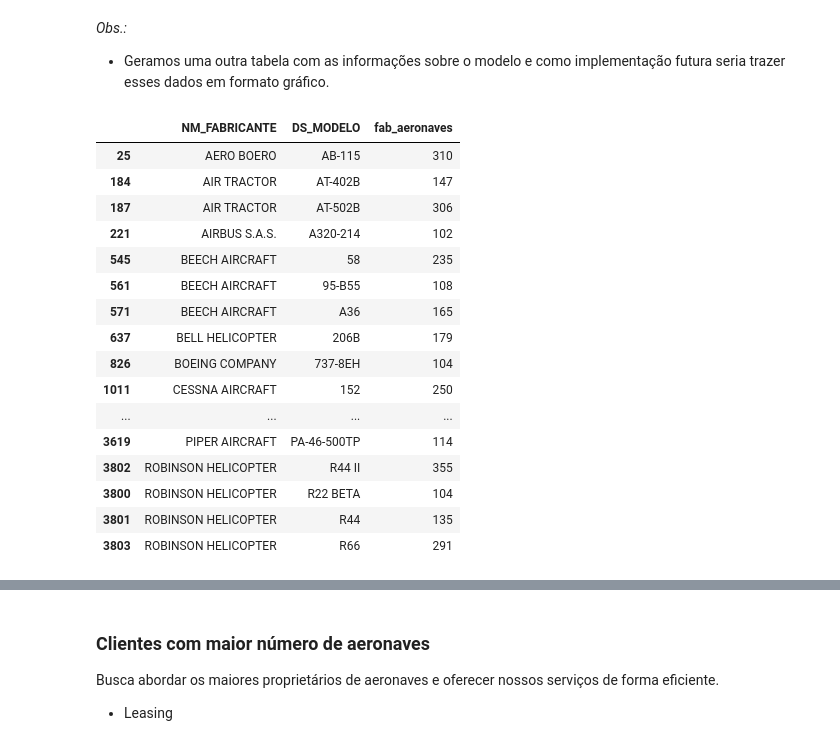
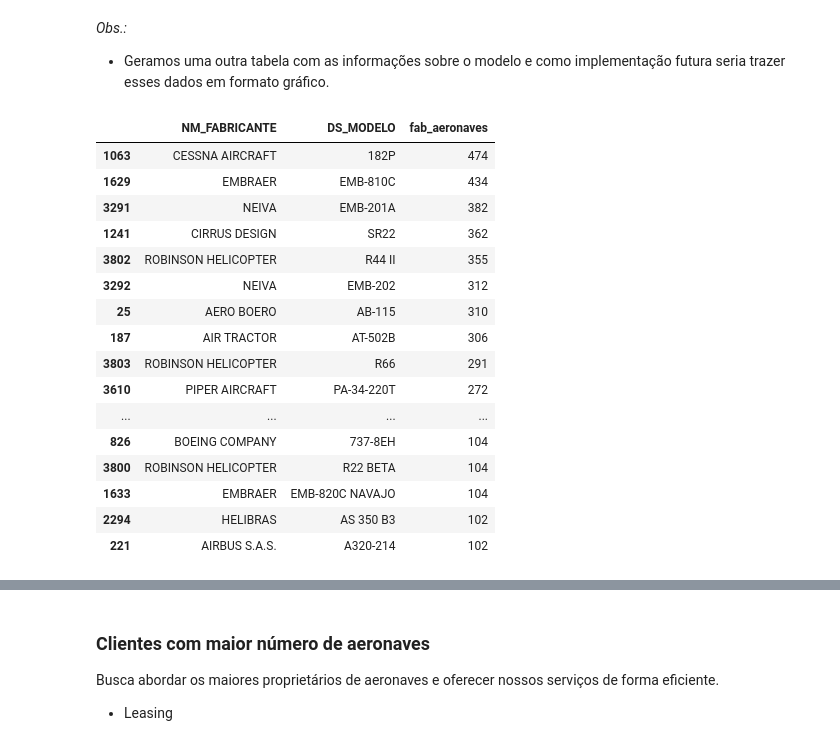
Before and after one commit to kevinhaddad/FIA_DATALAB, a Jupyter notebook: Aviacao.ipynb, the cells around one changed output, grey strips where cells are left out. Drawn from its saved outputs; the diff is of its cells as text; code cells hidden in the pictures.

Commit message:
Ordenação das aeronaves por modelos e adição de algumas imagens

```diff
--- a/Aviacao.ipynb
+++ b/Aviacao.ipynb
@@ -127,30 +131,29 @@ sns.scatterplot(data=fabricantes, x='fab_aeronaves', y='NM_FABRICANTE', ax=ax, c
 # %%
 #Este codigo mostra todos os fabricantes que fabricam ao menos 100 unidades de um modelo de aviao
 (
     df
     .query('NM_FABRICANTE != "null"')
     .groupby(['NM_FABRICANTE', 'DS_MODELO'])
     .agg(fab_aeronaves = ('NM_FABRICANTE', 'count'))
     .reset_index()
     .query('fab_aeronaves > 100')
-    .sort_values('NM_FABRICANTE', ascending=True)
-
+    .sort_values('fab_aeronaves', ascending=False)
 )
 # %% [output]
 |  | NM_FABRICANTE | DS_MODELO | fab_aeronaves |
+| 1063 | CESSNA AIRCRAFT | 182P | 474 |
+| 1629 | EMBRAER | EMB-810C | 434 |
+| 3291 | NEIVA | EMB-201A | 382 |
+| 1241 | CIRRUS DESIGN | SR22 | 362 |
+| 3802 | ROBINSON HELICOPTER | R44 II | 355 |
+| 3292 | NEIVA | EMB-202 | 312 |
 | 25 | AERO BOERO | AB-115 | 310 |
-| 184 | AIR TRACTOR | AT-402B | 147 |
 | 187 | AIR TRACTOR | AT-502B | 306 |
+| 3803 | ROBINSON HELICOPTER | R66 | 291 |
+| 3610 | PIPER AIRCRAFT | PA-34-220T | 272 |
+| ... | ... | ... | ... |
+| 826 | BOEING COMPANY | 737-8EH | 104 |
+| 3800 | ROBINSON HELICOPTER | R22 BETA | 104 |
+| 1633 | EMBRAER | EMB-820C NAVAJO | 104 |
+| 2294 | HELIBRAS | AS 350 B3 | 102 |
 | 221 | AIRBUS S.A.S. | A320-214 | 102 |
-| 545 | BEECH AIRCRAFT | 58 | 235 |
-| 561 | BEECH AIRCRAFT | 95-B55 | 108 |
-| 571 | BEECH AIRCRAFT | A36 | 165 |
-| 637 | BELL HELICOPTER | 206B | 179 |
-| 826 | BOEING COMPANY | 737-8EH | 104 |
-| 1011 | CESSNA AIRCRAFT | 152 | 250 |
-| ... | ... | ... | ... |
-| 3619 | PIPER AIRCRAFT | PA-46-500TP | 114 |
-| 3802 | ROBINSON HELICOPTER | R44 II | 355 |
-| 3800 | ROBINSON HELICOPTER | R22 BETA | 104 |
-| 3801 | ROBINSON HELICOPTER | R44 | 135 |
-| 3803 | ROBINSON HELICOPTER | R66 | 291 |
```
Also changed, not shown: parts of 2 cells of this notebook.
